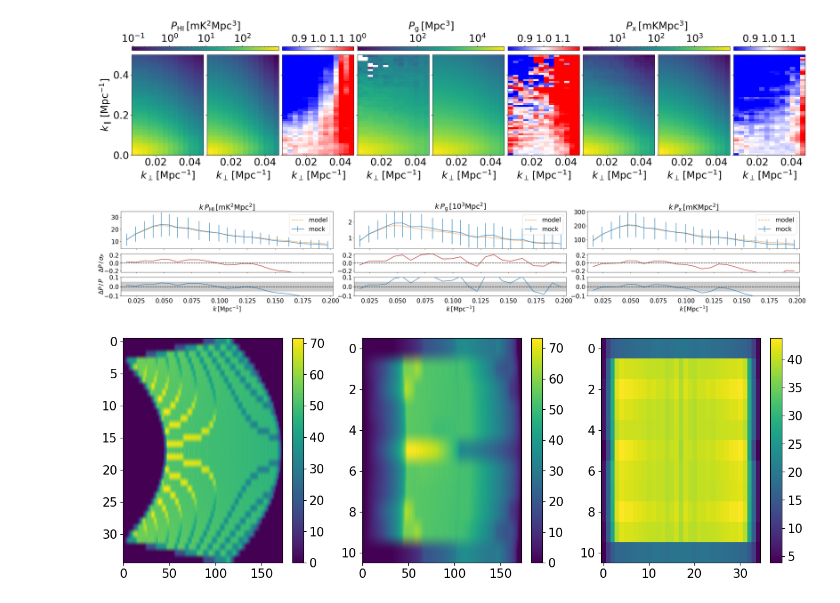
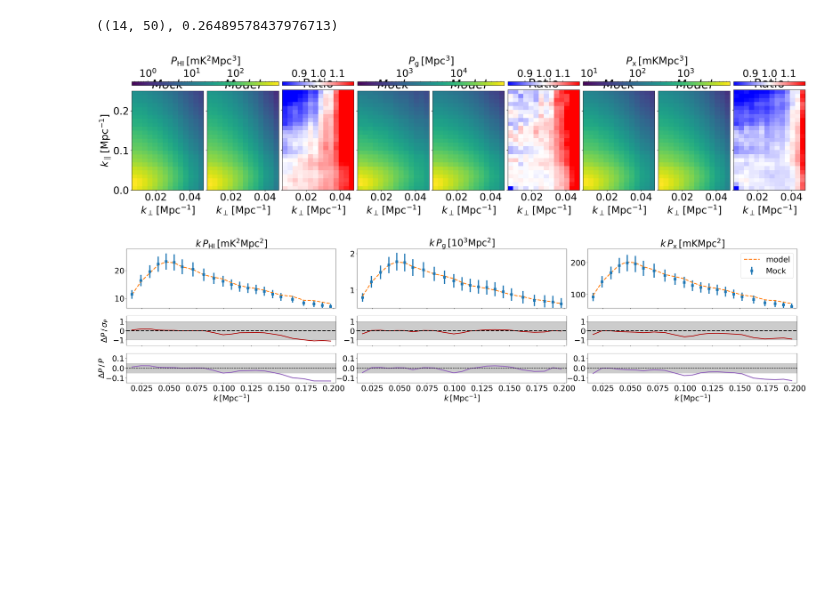
Before and after one commit to meerklass/meer21cm, a Jupyter notebook: papers/validation/plot_01.ipynb, the cells around one changed output. Saved outputs shown, nothing was run; the diff lists cells and outputs as text; code cells hidden in the pictures; blank space fills up the shorter version.

Commit message:
docs: update validation scripts

```diff
--- a/papers/validation/plot_01.ipynb
+++ b/papers/validation/plot_01.ipynb
@@ -71,8 +72,7 @@ kperp, kpara, kmode, kvec = get_k_modes()
 # %%
 #data = np.load('/scratch3/users/ztchen/validation/01_blackmanharris_beam.npz')
 #data = np.load('/scratch3/users/ztchen/validation/01_blackmanharris_nozevobeam.npz')
-data = np.load('/scratch3/users/ztchen/validation/01_blackmanharris.npz')
-#data = np.load('/scratch3/users/ztchen/validation/01_tukey_test2.npz')
+file_arr = glob.glob('/users/ztchen/scratch3/validation/02/*[0-9]_cross.npz')#data = np.load('/scratch3/users/ztchen/validation/01_tukey_test2.npz')
 # %%
 k_xy_sel = (
     (np.abs(kvec[0])<0.016)[:,None,None]
@@ -256,6 +286,10 @@ plot_1d_power(
+# %%
+pmodcy.shape,kpara[35]
+# %% [output]
+((14, 50), 0.26489578437976713)
 # %%
 plt.rcParams['font.size'] = 25
-fig, axes = plt.subplots(1, 9,figsize=(30,5),gridspec_kw={'wspace':0.05},dpi=150)
+fig, axes = plt.subplots(1, 9,figsize=(30,5),gridspec_kw={'wspace':0.05},dpi=150,)
 pmockarr = [pdatacy_arr*1e6,pgcy_arr,pxcy_arr*1e3]
 pmodelarr = [pmodelcy_arr*1e6,pgmodelcy_arr,pxmodelcy_arr*1e3]
 ylabelarr= [
@@ -263,14 +297,16 @@ ylabelarr= [
     r'$P_{\rm g}\,[{\rm Mpc^3}]$',
     r'$P_{\rm x}\,[{\rm mK Mpc^3}]$',
 ]
+for ax in axes:
+    ax.set_ylim(0,0.25)
 for i in range(3):
     xbins = kperpbins
     ybins = kparabins
     pdatacy = pmockarr[i]
     pmodcy = pmodelarr[i]
     arr = np.array([
-        (pdatacy.mean(axis=0).T),
-        (pmodcy.T),
+        (pdatacy.mean(axis=0)[:,:35].T),
+        (pmodcy[:,:35].T),
     ])
     vmin = np.nanmin(arr)
     if vmin<0:
@@ -286,6 +322,7 @@ for i in range(3):
         axes[0+i*3].set_yticklabels([])
     else:
         axes[0+i*3].set_ylabel(r'$k_\parallel\,[{\rm Mpc^{-1}}]$')
+    axes[0+i*3].set_title(r'$Mock$')
     im = axes[1+i*3].pcolormesh(
         xbins,
         ybins,
@@ -293,7 +330,9 @@ for i in range(3):
         norm=LogNorm(vmin=vmin, vmax=vmax)
     )
     axes[1+i*3].set_yticklabels([])
-    cbar = plt.colorbar(im,ax=axes[0+i*3:2+i*3],location="top",fraction=0.06,pad=0.04,aspect=40)
+    axes[1+i*3].set_title(r'$Model$')
+
+    cbar = plt.colorbar(im,ax=axes[0+i*3:2+i*3],location="top",fraction=0.06,pad=0.05,aspect=40)
     cbar.set_label(ylabelarr[i],labelpad=12)
     im = axes[2+i*3].pcolormesh(
         xbins,
@@ -306,21 +345,22 @@ for i in range(3):
         cmap="bwr",
     )
     axes[2+i*3].set_yticklabels([])
-    cbar = plt.colorbar(im,ax=axes[2+i*3],location="top",fraction=0.06,pad=0.04)
+    axes[2+i*3].set_title('Ratio')
+    cbar = plt.colorbar(im,ax=axes[2+i*3],location="top",fraction=0.06,pad=0.05)
 
 for ax in axes:
     ax.set_xlabel(r'$k_\perp\,[{\rm Mpc^{-1}}]$')
 plt.savefig('plots/01_cy.pdf',dpi=150, bbox_inches = "tight")
 # %% [output]
-[figure, old version]
+[figure, new version]
 # %%
-plt.rcParams['font.size'] = 20
+plt.rcParams['font.size'] = 26
 fig,axes=plt.subplots(
-    3,3,figsize=(40,5),sharex=True,
+    3,3,figsize=(40,8),sharex=True,
     height_ratios=[2,1,1],dpi=150,
     gridspec_kw={'wspace':0.1},
 )
-ratio_min,ratio_max = (-0.24,0.24)
+ratio_min,ratio_max = (-1.6,1.6)
 pmockarr = [pdata1darr*1e6,pg1darr/1e3,px1darr*1e3]
 pmodelarr = [pmod1darr*1e6,pgmod1darr/1e3,pxmod1darr*1e3]
 titlearr = [r'HI power',r'Galaxy power',r'Cross power']
@@ -335,22 +375,35 @@ for i in range(3):
     axes[0,i].errorbar(
         keff,
         pdatad.mean(axis=0) * keff,
-        yerr=pdatad.std(axis=0) * keff,
-        label="mock",
+        yerr=pdatad.std(axis=0) * keff / np.sqrt(10),
+        label="Mock",
+        ls='None',
+        elinewidth=4,
+        marker='s',
+        markersize=8,
     )
-    axes[0,i].plot(keff, pmodd * keff, label="model", ls="--")
-    axes[0,i].set_ylim((pmodd * keff).min() * 0.5, (pmodd * keff).max() * 1.5)
-    axes[0,i].legend()
+    axes[0,i].plot(keff, pmodd * keff, label="model", ls="--",color='C1',lw=3)
+    axes[0,i].set_ylim((pmodd * keff).min() * 0.8, (pmodd * keff).max() * 1.2)
+    if i == 2:
+        axes[0,i].legend()
     #axes[0,i].set_ylabel(ylabelarr[i],labelpad=30)
     #axes[0,i].set_title(titlearr[i])
     axes[0,i].set_title(ylabelarr[i])
     axes[1,i].plot(
         keff,
-        (pdatad.mean(axis=0)- pmodd) / (pdatad.std(axis=0)),
+        (pdatad.mean(axis=0)- pmodd) / (pdatad.std(axis=0)) * np.sqrt(10),
         #yerr=(pdatad.std(axis=0)) / (pmodd) / np.sqrt(len(pdatad)),
         color='firebrick',
+        lw=3,
     )
-    axes[1,i].axhline(0, color="black", ls="--")
+    axes[1,i].fill_between(
+        np.linspace(keff.min() - 0.005, keff.max() + 0.005, 100),
+        -1,
+        1,
+        color="black",
+        alpha=0.2,
+    )
+    axes[1,i].axhline(0, color="black", ls="--",lw=3)
     #axes[1,i].fill_between(
     #    np.linspace(keff.min()-0.005,keff.max()+0.005,100),
     #    -0.05, 0.05, color="black", alpha=0.2,
@@ -359,33 +412,35 @@ for i in range(3):
     #    np.linspace(keff.min()-0.005,keff.max()+0.005,100),
     #    -0.02, 0.02, color="black", alpha=0.2,
     #)
     axes[1,i].set_xlim(keff.min()-0.005,keff.max()+0.005)
     axes[1,i].set_ylim(ratio_min,ratio_max)
     if i == 0:
-        axes[1,i].set_ylabel(r'$\Delta P \, / \,\sigma_P$',labelpad=-1)
+        axes[1,i].set_ylabel(r'$\Delta P \, / \,\sigma_P$',labelpad=15)
     axes[2,i].plot(
         keff,
         (pdatad.mean(axis=0)) / (pmodd) - 1,
+        lw=3,
+        color='C4',
         #yerr=(pdatad.std(axis=0)) / (pmodd),
     )
     axes[2,i].axhline(0, color="black", ls="--")
     axes[2,i].fill_between(
         np.linspace(keff.min() - 0.005, keff.max() + 0.005, 100),
         -0.05,
         0.05,
         color="black",
         alpha=0.2,
     )
     axes[2,i].set_xlim(keff.min() - 0.005, keff.max() + 0.005)
-    axes[2,i].set_ylim(-0.1, 0.1)
+    axes[2,i].set_ylim(-0.15, 0.15)
     #axes[2,i].set_yscale('symlog',linthresh=0.05)
     #axes[2,i].set_yticks([-0.15,-0.05,0,0.05,0.15])
     #axes[2,i].set_yticklabels(['-0.15','-0.05','','0.05','0.15'])
     #axes[2,i].legend()
     axes[2,i].set_xlabel(r'$k\,[{\rm Mpc^{-1}}]$')
     if i ==0:
         axes[2,i].set_ylabel(r'$\Delta P \, / \,P$',labelpad=-1)
 
 plt.savefig('plots/01_1d.pdf',dpi=150, bbox_inches = "tight")
 # %% [output]
-[figure, old version]
+[figure, new version]
@@ -414,9 +446,0 @@ if True:
-# %%
-plt.rcParams['font.size'] = 15
-
-fig,axes = plt.subplots(1,3, figsize=(15,5))
-for i in range(3):
-    im = axes[i].imshow(mock.counts_in_box.mean(i),aspect='auto')
-    plt.colorbar(im)
-# %% [output]
-[figure, removed]
```
Also changed, not shown: parts of 17 cells of this notebook, 6 other files.
